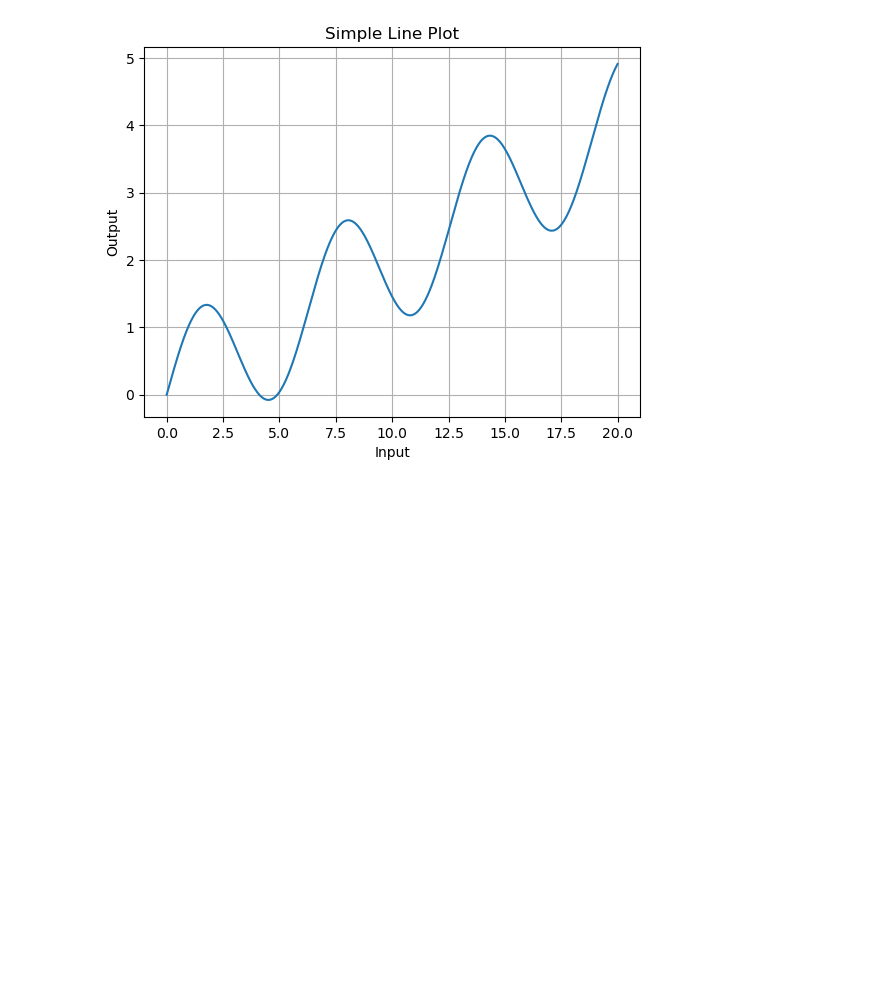
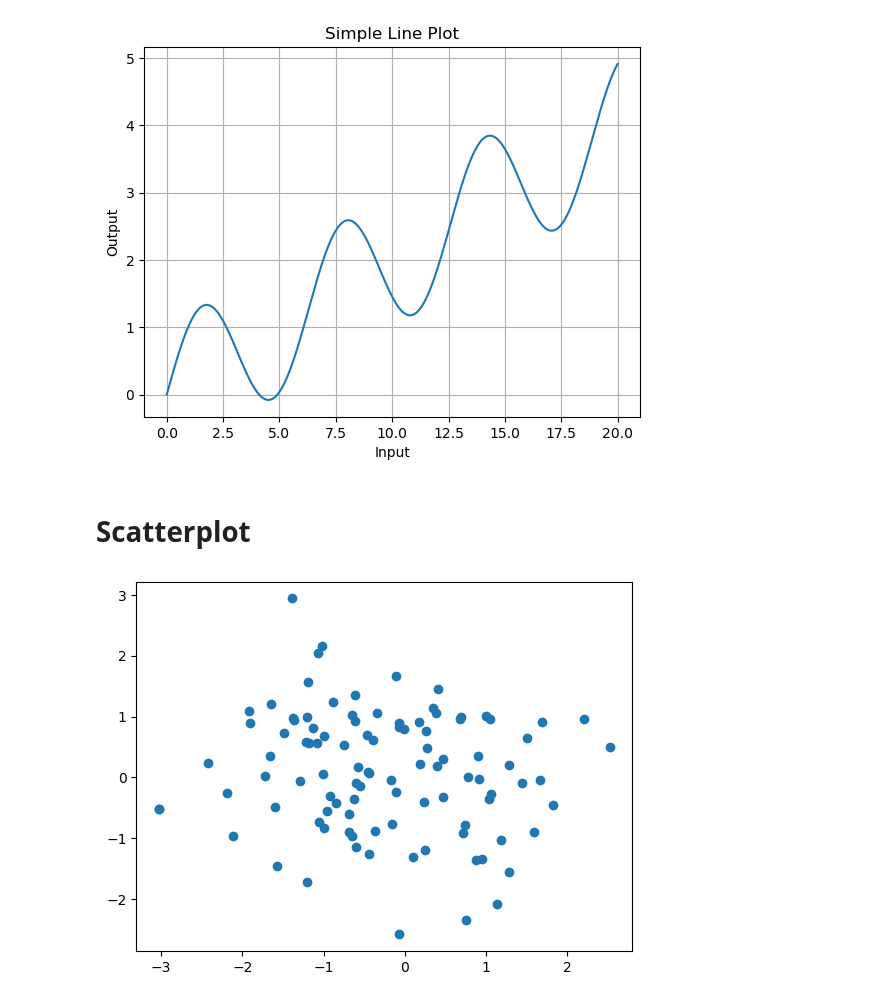
Before and after one commit to Iskanderrus/visualizations, a Jupyter notebook: matplotlib/02 - Matplotlib for DL.ipynb, the cells around one changed output. Saved outputs shown, nothing was run; the diff lists cells and outputs as text; code cells hidden in the pictures; blank space fills up the shorter version.

Commit message:
Scatter Plot

```diff
--- a/matplotlib/02 - Matplotlib for DL.ipynb
+++ b/matplotlib/02 - Matplotlib for DL.ipynb
@@ -21,3 +21,11 @@ plt.title('Simple Line Plot')
 plt.grid();
 # %% [output]
 [figure]
+# %% [markdown]
+# Scatterplot
+# %%
+x = np.random.randn(100, 2)
+# %%
+plt.scatter(x[:, 0], x[:, 1]);
+# %% [output]
+[figure, added]
```
Also changed, not shown: parts of 1 cell of this notebook.
